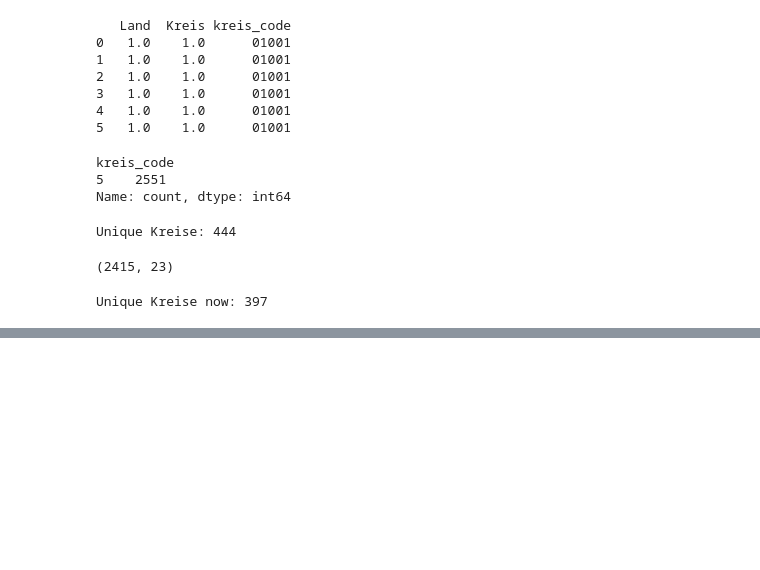
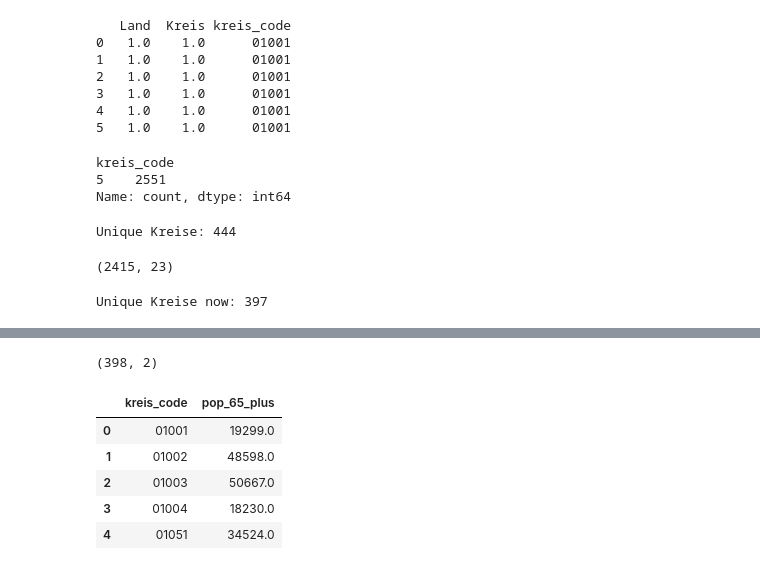
Before and after one commit to natan-sha/final-project, a Jupyter notebook: notebooks/main.ipynb, the cells around one changed output, grey strips where cells are left out. Drawn from its saved outputs; the diff is of its cells as text; code cells hidden in the pictures; blank space fills up the shorter version.

```diff
--- a/notebooks/main.ipynb
+++ b/notebooks/main.ipynb
@@ -256,0 +338,9 @@ Unique Kreise now: 397
+# %%
+age_65_plus = [
+    "65 bis unter 70 Jahre",
+    "70 bis unter 75 Jahre",
+    "75 bis unter 80 Jahre",
+    "80 bis unter 85 Jahre",
+    "85 bis unter 90 Jahre",
+    "90 Jahre und mehr",
+]
@@ -256,0 +368,19 @@ Unique Kreise now: 397
+# %%
+pop_65 = (
+    pop_2023[pop_2023["age_group"].isin(age_65_plus)]
+    .groupby("kreis_code")["total_all"]
+    .sum()
+    .reset_index(name="pop_65_plus")
+    )
+print(pop_65.shape)
+# %% [output]
+(398, 2)
+# %%
+pop_65.head()
+# %% [output]
+|  | kreis_code | pop_65_plus |
+| 0 | 01001 | 19299.0 |
+| 1 | 01002 | 48598.0 |
+| 2 | 01003 | 50667.0 |
+| 3 | 01004 | 18230.0 |
+| 4 | 01051 | 34524.0 |
```
Also changed, not shown: parts of 31 cells of this notebook, 3 other files.
